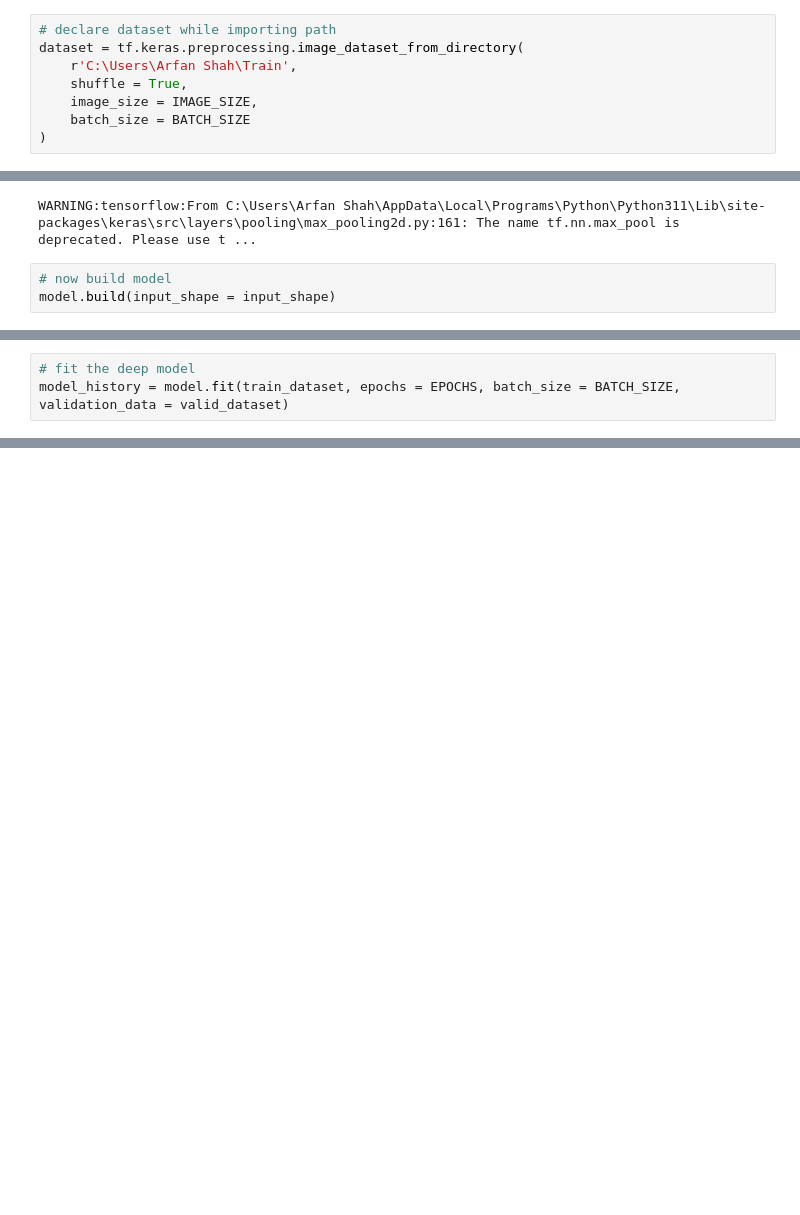
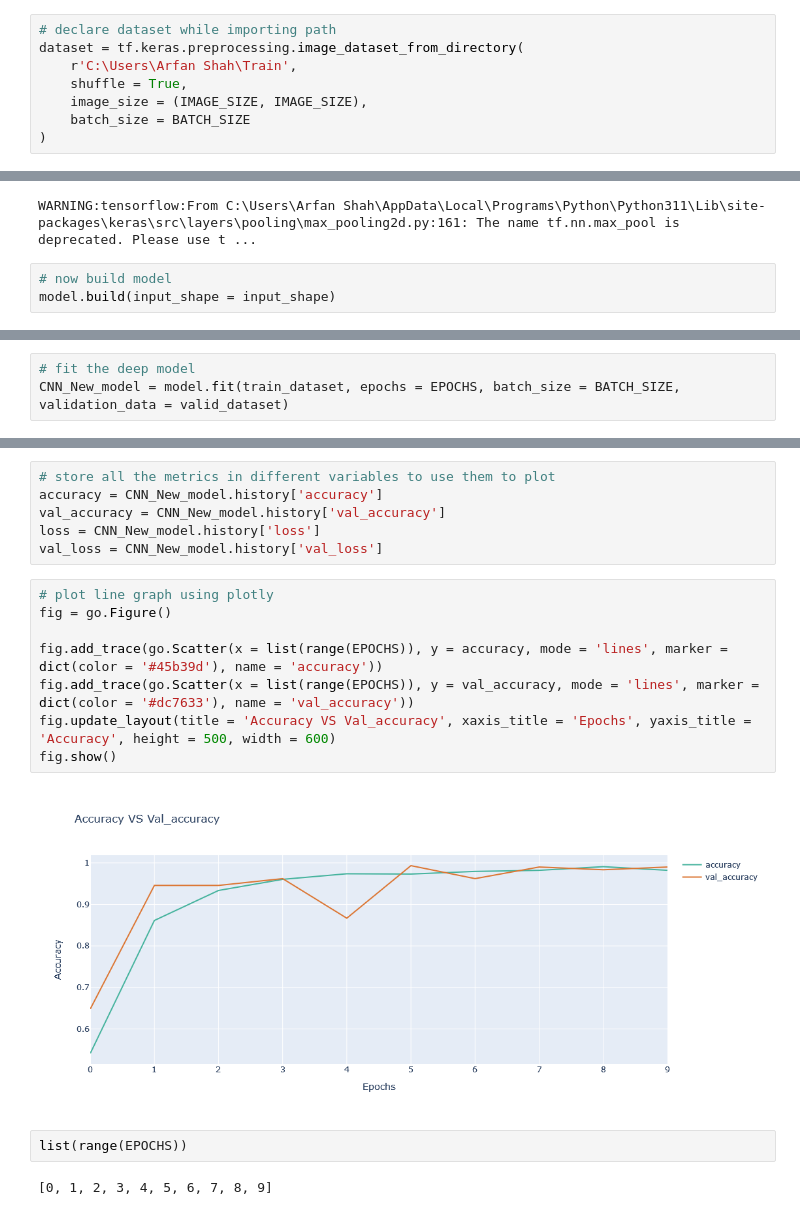
Before and after one commit to arfan64shah/Potato_Disease_DetectionandClassifictaion, a Jupyter notebook: Multi/CNN_New.ipynb, the cells around one changed output, grey strips where cells are left out. Cells and saved outputs as stored; diff of their text form; blank space fills up the shorter version.

```diff
--- a/Multi/CNN_New.ipynb
+++ b/Multi/CNN_New.ipynb
@@ -26,7 +28,7 @@ VALID_SIZE = 0.1
 dataset = tf.keras.preprocessing.image_dataset_from_directory(
     r'C:\Users\Arfan Shah\Train',
     shuffle = True,
-    image_size = IMAGE_SIZE,
+    image_size = (IMAGE_SIZE, IMAGE_SIZE),
     batch_size = BATCH_SIZE
 )
 # %% [output]
@@ -245,5 +249,5 @@ model.compile(optimizer = 'adam', loss = 'SparseCategoricalCrossentropy', metric
 # %%
 # fit the deep model
-model_history = model.fit(train_dataset, epochs = EPOCHS, batch_size = BATCH_SIZE, validation_data = valid_dataset)
+CNN_New_model = model.fit(train_dataset, epochs = EPOCHS, batch_size = BATCH_SIZE, validation_data = valid_dataset)
 # %% [output]
 Epoch 1/10
@@ -287,0 +350,20 @@ AttributeError: 'History' object has no attribute 'keys'
+# %%
+# store all the metrics in different variables to use them to plot
+accuracy = CNN_New_model.history['accuracy']
+val_accuracy = CNN_New_model.history['val_accuracy']
+loss = CNN_New_model.history['loss']
+val_loss = CNN_New_model.history['val_loss']
+# %%
+# plot line graph using plotly
+fig = go.Figure()
+
+fig.add_trace(go.Scatter(x = list(range(EPOCHS)), y = accuracy, mode = 'lines', marker = dict(color = '#45b39d'), name = 'accuracy'))
+fig.add_trace(go.Scatter(x = list(range(EPOCHS)), y = val_accuracy, mode = 'lines', marker = dict(color = '#dc7633'), name = 'val_accuracy'))
+fig.update_layout(title = 'Accuracy VS Val_accuracy', xaxis_title = 'Epochs', yaxis_title = 'Accuracy', height = 500, width = 600)
+fig.show()
+# %% [output]
+[figure, added]
+# %%
+list(range(EPOCHS))
+# %% [output]
+[0, 1, 2, 3, 4, 5, 6, 7, 8, 9]
```
Also changed, not shown: parts of 14 cells of this notebook.
